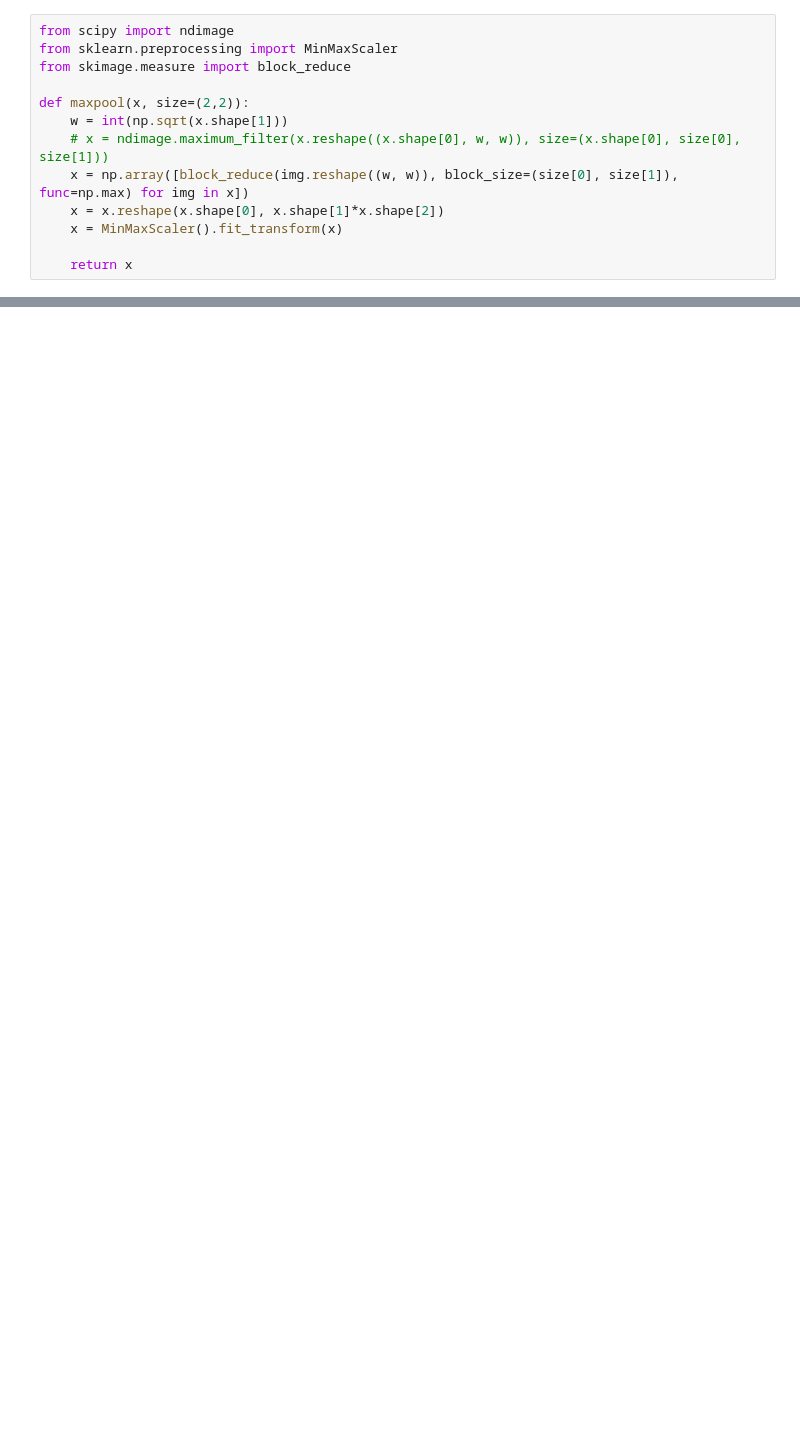
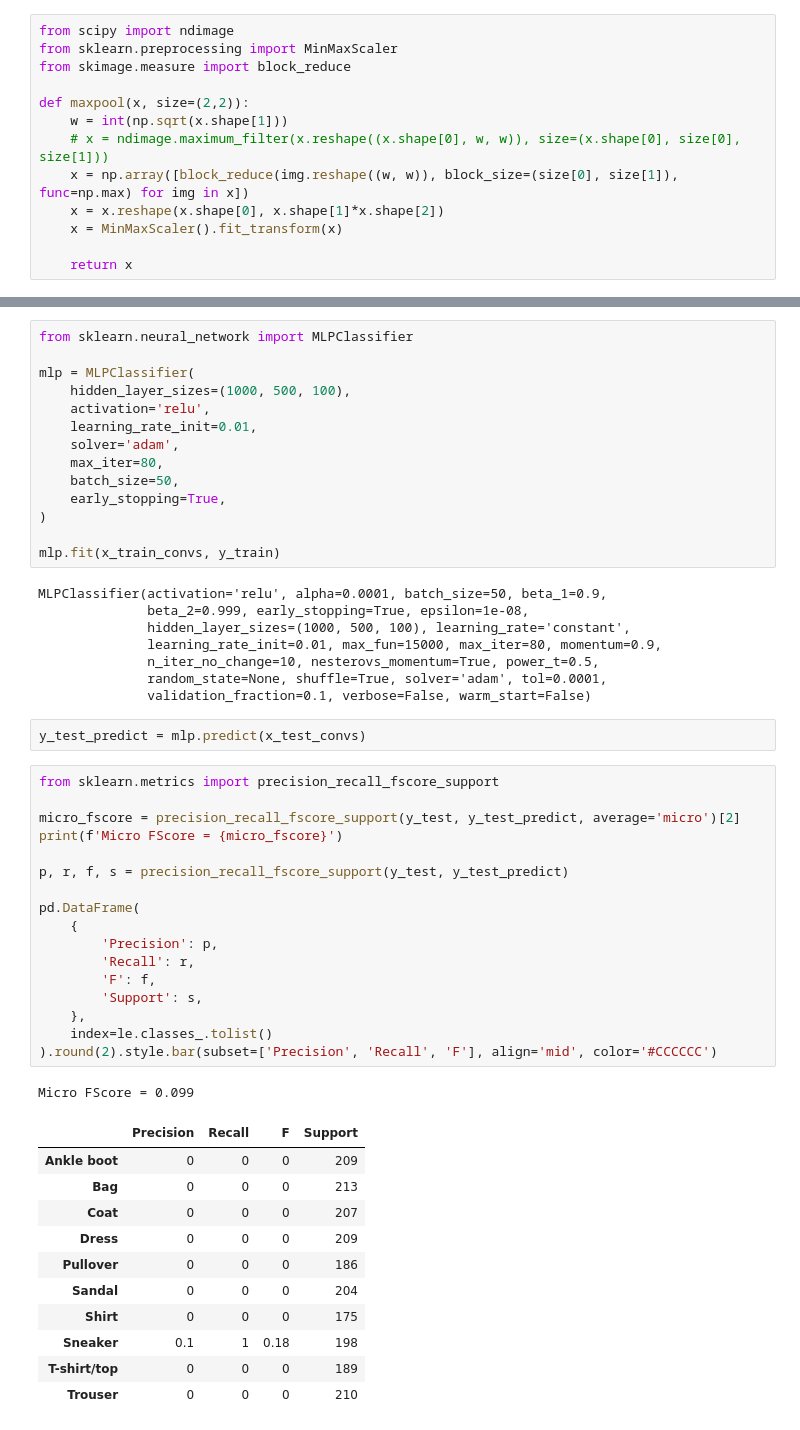
Before and after one commit to PacktPublishing/Hands-On-Machine-Learning-with-scikit-learn-and-Scientific-Python-Toolkits, a Jupyter notebook: chapters/ch07/Convolutions.ipynb, the cells around one changed output, grey strips where cells are left out. Cells and saved outputs as stored; diff of their text form; blank space fills up the shorter version.

```diff
--- a/chapters/ch07/Convolutions.ipynb
+++ b/chapters/ch07/Convolutions.ipynb
@@ -186,0 +306,54 @@ fig.show()
+# %%
+from sklearn.neural_network import MLPClassifier
+
+mlp = MLPClassifier(
+    hidden_layer_sizes=(1000, 500, 100),
+    activation='relu',
+    learning_rate_init=0.01,
+    solver='adam',
+    max_iter=80,
+    batch_size=50,
+    early_stopping=True,
+)
+
+mlp.fit(x_train_convs, y_train)
+# %% [output]
+MLPClassifier(activation='relu', alpha=0.0001, batch_size=50, beta_1=0.9,
+              beta_2=0.999, early_stopping=True, epsilon=1e-08,
+              hidden_layer_sizes=(1000, 500, 100), learning_rate='constant',
+              learning_rate_init=0.01, max_fun=15000, max_iter=80, momentum=0.9,
+              n_iter_no_change=10, nesterovs_momentum=True, power_t=0.5,
+              random_state=None, shuffle=True, solver='adam', tol=0.0001,
+              validation_fraction=0.1, verbose=False, warm_start=False)
+# %%
+y_test_predict = mlp.predict(x_test_convs)
+# %%
+from sklearn.metrics import precision_recall_fscore_support
+
+micro_fscore = precision_recall_fscore_support(y_test, y_test_predict, average='micro')[2]
+print(f'Micro FScore = {micro_fscore}')
+
+p, r, f, s = precision_recall_fscore_support(y_test, y_test_predict)
+
+pd.DataFrame(
+    {
+        'Precision': p,
+        'Recall': r,
+        'F': f,
+        'Support': s,
+    },
+    index=le.classes_.tolist()
+).round(2).style.bar(subset=['Precision', 'Recall', 'F'], align='mid', color='#CCCCCC')
+# %% [output]
+Micro FScore = 0.099
+|  | Precision | Recall | F | Support |
+| Ankle boot | 0 | 0 | 0 | 209 |
+| Bag | 0 | 0 | 0 | 213 |
+| Coat | 0 | 0 | 0 | 207 |
+| Dress | 0 | 0 | 0 | 209 |
+| Pullover | 0 | 0 | 0 | 186 |
+| Sandal | 0 | 0 | 0 | 204 |
+| Shirt | 0 | 0 | 0 | 175 |
+| Sneaker | 0.1 | 1 | 0.18 | 198 |
+| T-shirt/top | 0 | 0 | 0 | 189 |
+| Trouser | 0 | 0 | 0 | 210 |
```
Also changed, not shown: parts of 26 cells of this notebook, 2 other files.
